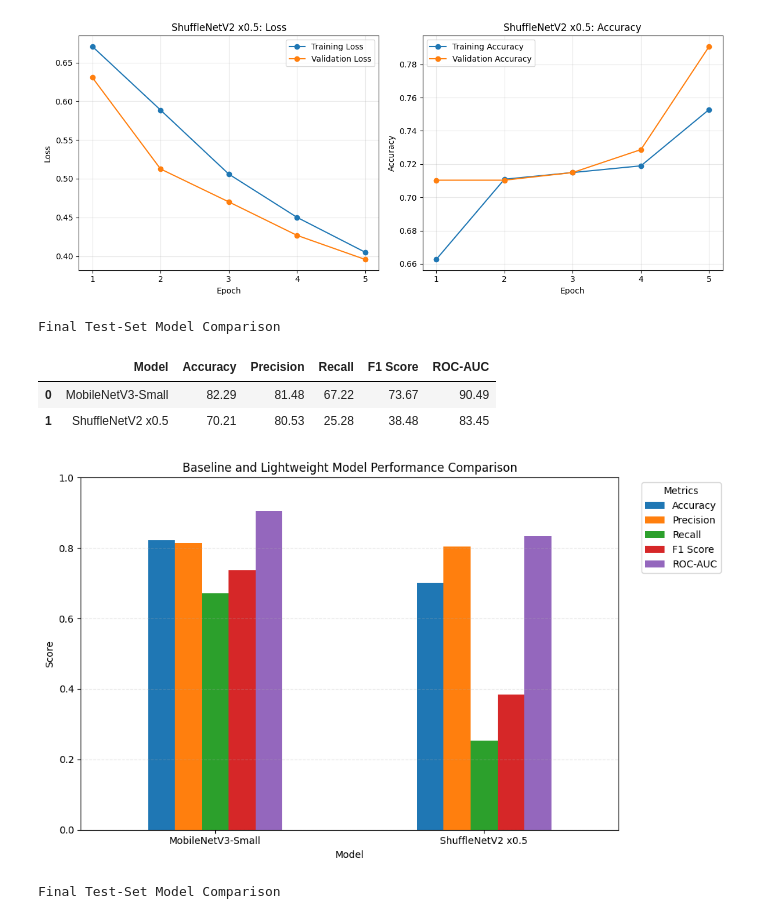
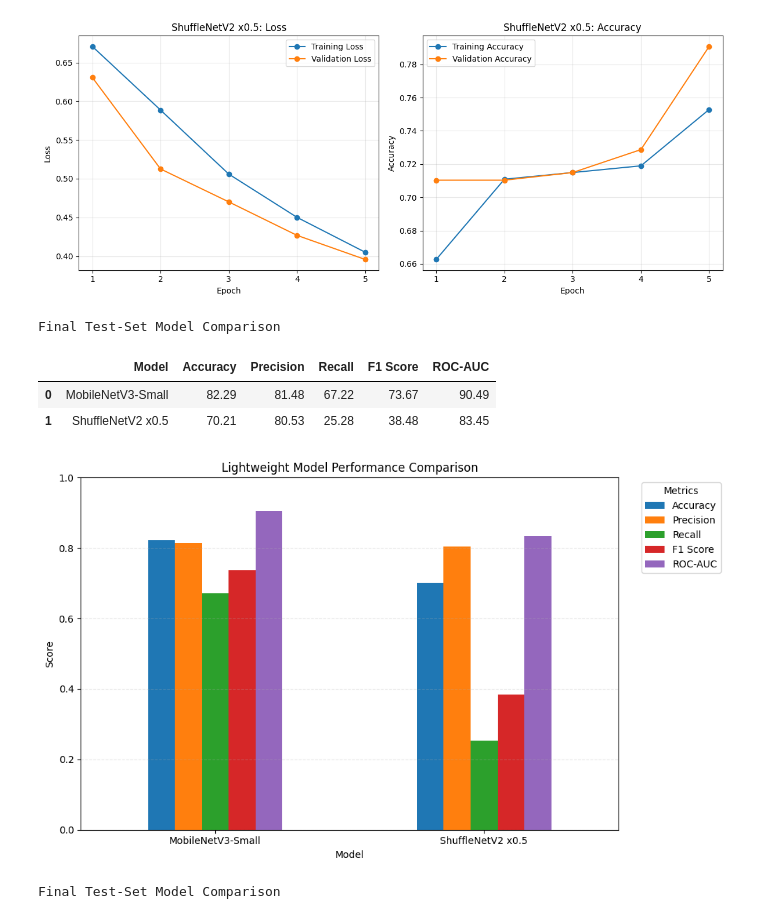
Before and after one commit to darpanmajumdar2006/Deep-learning-PBL-3, a Jupyter notebook: MHIST-Research/notebooks/04_lightweight_models.ipynb, the cells around one changed output. Cells and saved outputs as stored; diff of their text form; code cells hidden in the pictures.

Commit message:
Format lightweight model comparison output
Co-authored-by: Copilot <223556219+Copilot@users.noreply.github.com>

```diff
--- a/MHIST-Research/notebooks/04_lightweight_models.ipynb
+++ b/MHIST-Research/notebooks/04_lightweight_models.ipynb
@@ -761,30 +761,30 @@ plt.show()
 # %%
 comparison_df = pd.DataFrame([mobilenet_results,shufflenet_results])
 
 # Display percentages
 comparison_display = comparison_df.copy()
 metric_columns = ["Accuracy", "Precision", "Recall", "F1 Score", "ROC-AUC"]
 comparison_display[metric_columns] = (comparison_display[metric_columns] * 100).round(2)
 print("Final Test-Set Model Comparison")
 display(comparison_display)
 
 comparison_df.set_index("Model").plot( kind="bar",figsize=(10, 6))
-plt.title("Baseline and Lightweight Model Performance Comparison")
+plt.title("Lightweight Model Performance Comparison")
 plt.xlabel("Model")
 plt.ylabel("Score")
 plt.ylim(0, 1)
 plt.xticks(rotation=0)
 plt.legend(title="Metrics", loc="upper right", bbox_to_anchor=(1.2, 1))
 plt.grid(axis="y", linestyle="--", alpha=0.3)
 
 plt.tight_layout()
 plt.show()
 # %% [output]
 Final Test-Set Model Comparison
 |  | Model | Accuracy | Precision | Recall | F1 Score | ROC-AUC |
 | 0 | MobileNetV3-Small | 82.29 | 81.48 | 67.22 | 73.67 | 90.49 |
 | 1 | ShuffleNetV2 x0.5 | 70.21 | 80.53 | 25.28 | 38.48 | 83.45 |
-[figure, old version]
+[figure, new version]
 # %%
 # Results from the two baseline models
 resnet18_results = {
```
